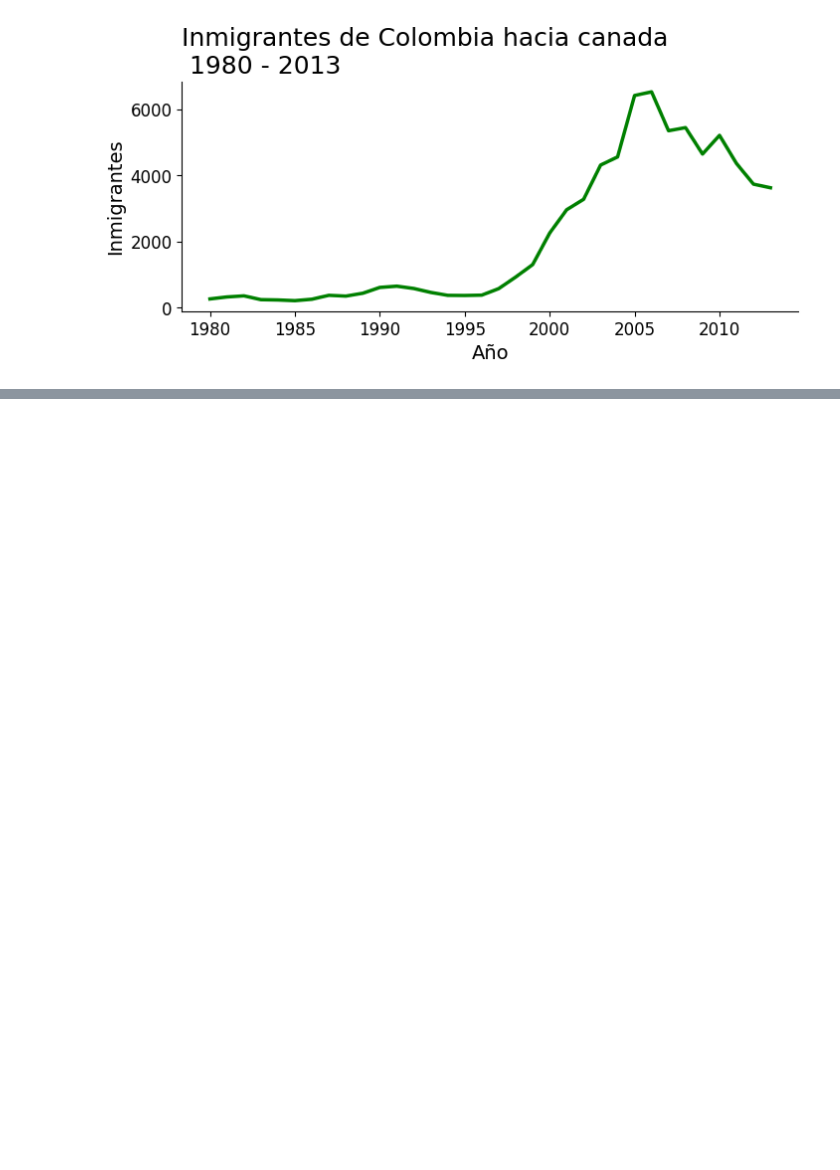
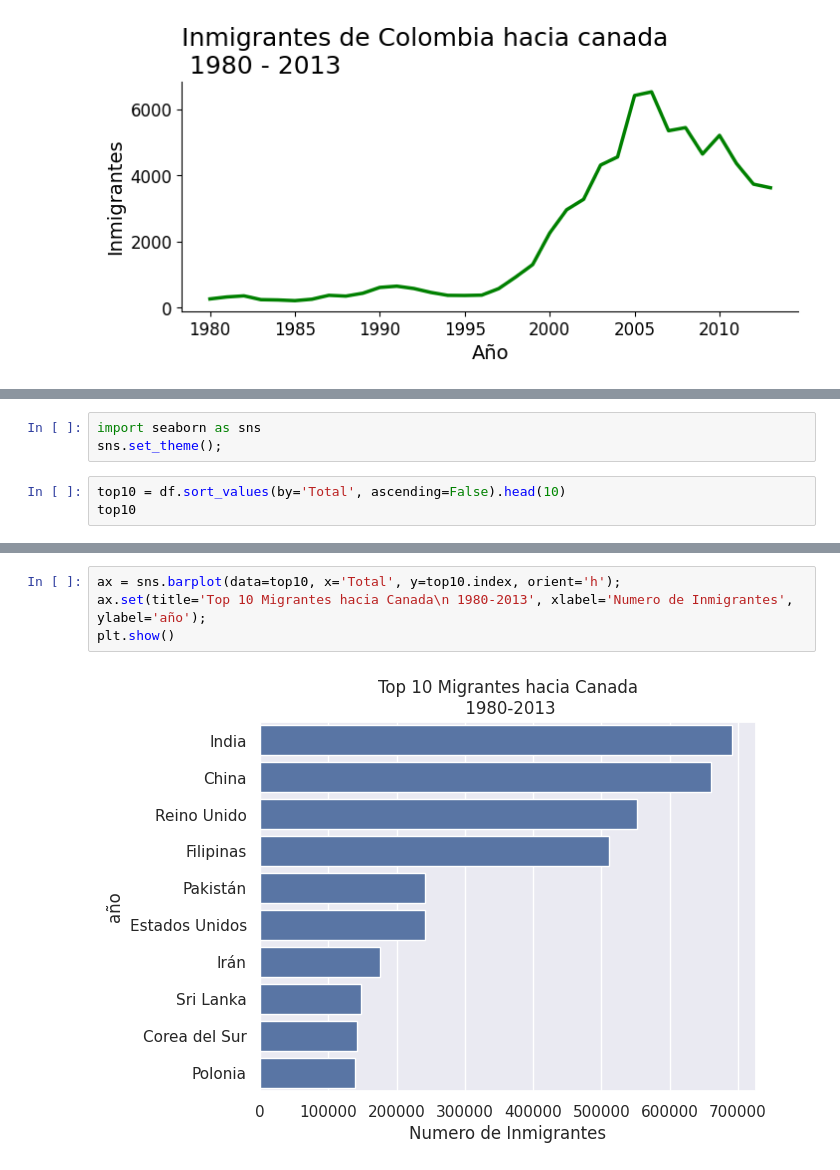
Before and after one commit to duquerson/visualizacion_python, a Jupyter notebook: vizualizacion_python.ipynb, the cells around one changed output, grey strips where cells are left out. Cells and saved outputs as stored; diff of their text form; blank space fills up the shorter version.

Commit message:
Creado grafica son seaborn

```diff
--- a/vizualizacion_python.ipynb
+++ b/vizualizacion_python.ipynb
@@ -375,0 +407,6 @@ plt.show()
+# %%
+import seaborn as sns
+sns.set_theme();
+# %%
+top10 = df.sort_values(by='Total', ascending=False).head(10)
+top10
@@ -375,0 +427,6 @@ plt.show()
+# %%
+ax = sns.barplot(data=top10, x='Total', y=top10.index, orient='h');
+ax.set(title='Top 10 Migrantes hacia Canada\n 1980-2013', xlabel='Numero de Inmigrantes', ylabel='año');
+plt.show()
+# %% [output]
+[figure, added]
```
Also changed, not shown: parts of 6 cells of this notebook.
